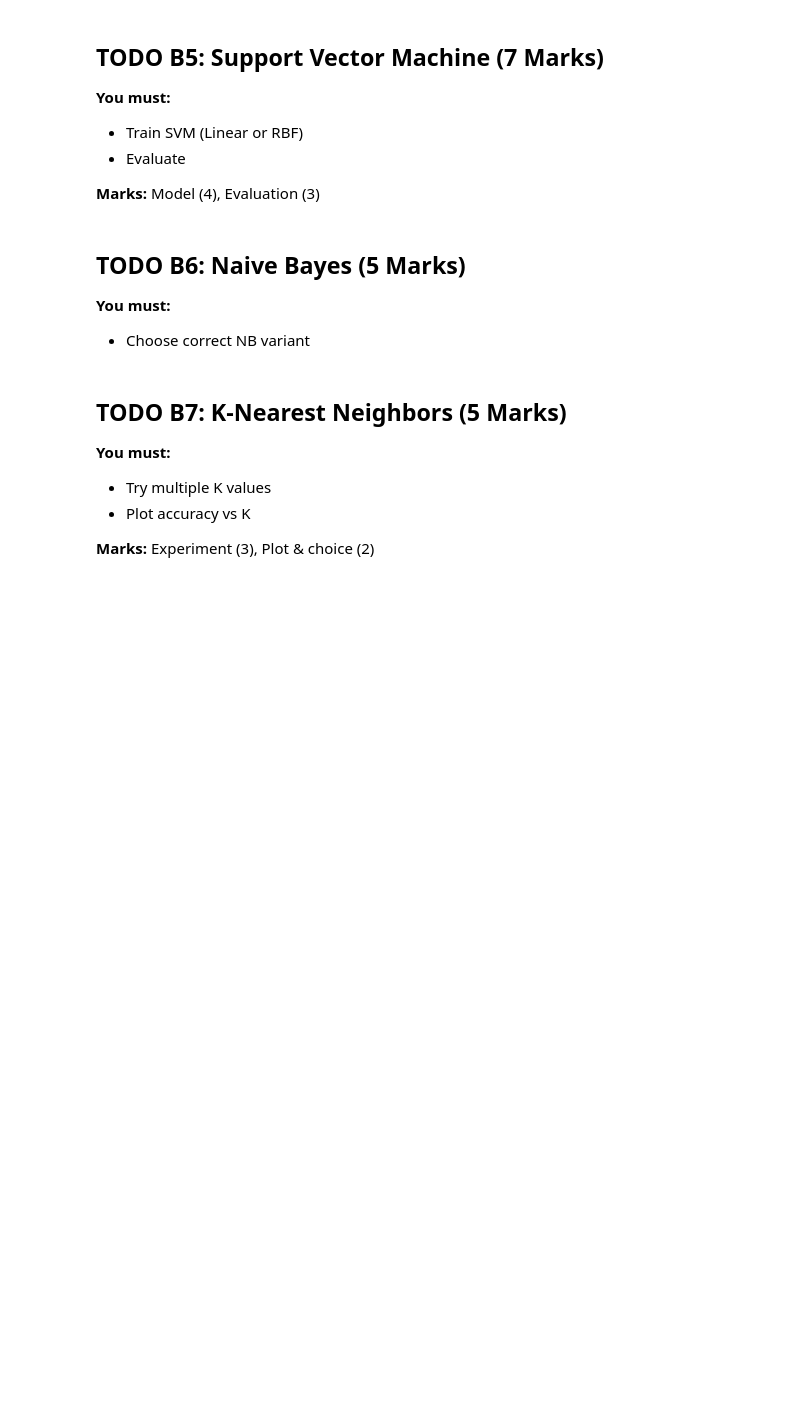
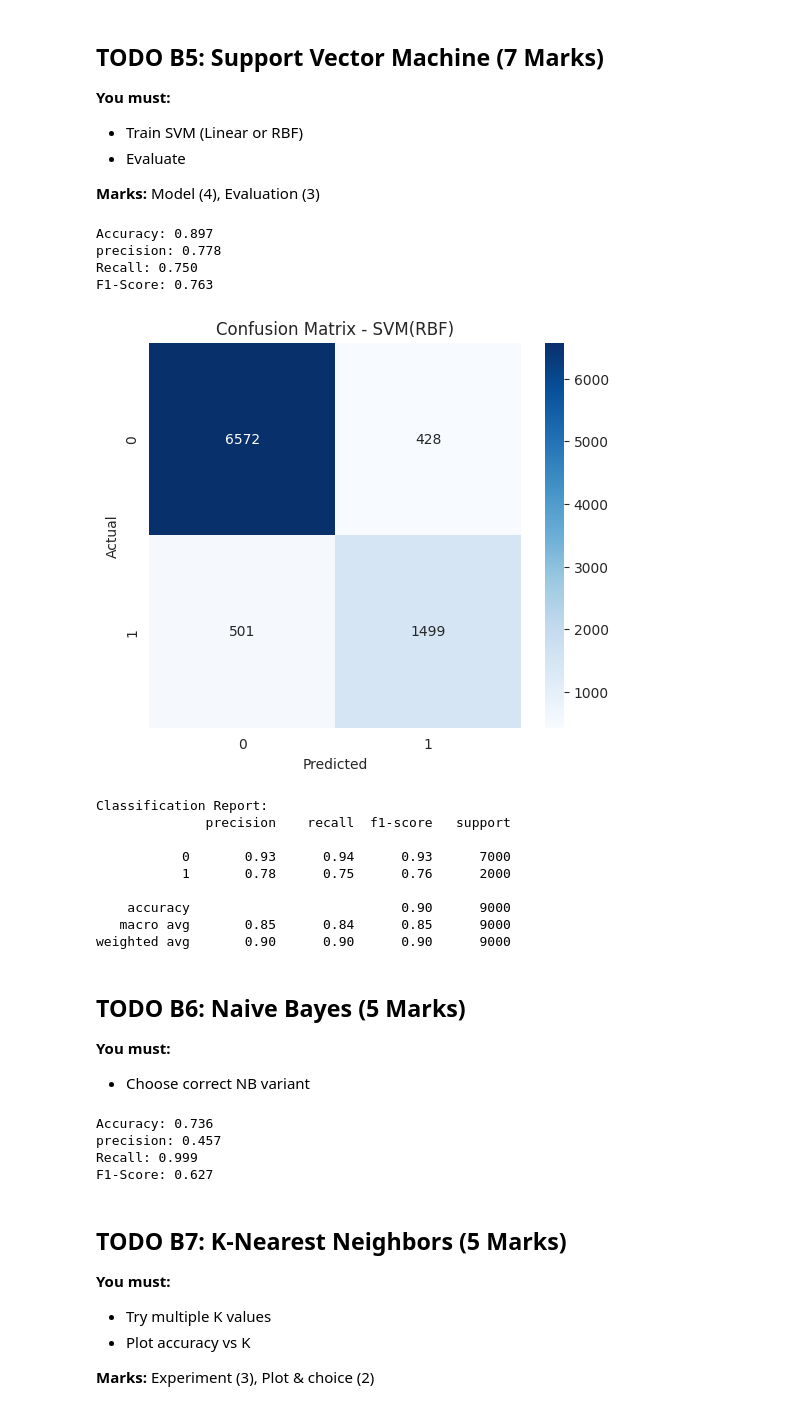
Before and after one commit to Md-Salman-Rahman339/AI-ML, a Jupyter notebook: Copy_of_AI_ML_Assignment_3_Module_19.ipynb, the cells around one changed output. Cells and saved outputs as stored; diff of their text form; code cells hidden in the pictures; blank space fills up the shorter version.

```diff
--- a/Copy_of_AI_ML_Assignment_3_Module_19.ipynb
+++ b/Copy_of_AI_ML_Assignment_3_Module_19.ipynb
@@ -499,3 +579,49 @@ plt.show()
+# %%
+# TODO: SVM Classification
+
+model_svm=SVC(kernel='rbf',C=1.0, gamma='scale', random_state=42)
+model_svm.fit(X_train_class_scaled,y_train_c)
+
+
+y_pred_svm=model_regression.predict(X_test_class_scaled)
+
+svm_accuracy=(accuracy_score(y_test_c,y_pred_svm))
+svm_precision=(precision_score(y_test_c,y_pred_svm))
+svm_recall=(recall_score(y_test_c,y_pred_svm))
+svm_f1=(f1_score(y_test_c,y_pred_svm))
+
+print(  f"Accuracy: {svm_accuracy:.3f}")
+print(  f"precision: {svm_precision:.3f}")
+print(  f"Recall: {svm_recall:.3f}")
+print(  f"F1-Score: {svm_f1:.3f}")
+
+
+
+
+conf_log=confusion_matrix(y_test_c,y_pred_svm)
+plt.figure(figsize=(6, 5))
+sns.heatmap(conf_log, annot=True, fmt='d', cmap='Blues')
+plt.xlabel('Predicted')
+plt.ylabel('Actual')
+plt.title('Confusion Matrix - SVM(RBF)')
+plt.show()
+print("\nClassification Report:")
+print(classification_report(y_test_c, y_pred_svm))
+# %% [output]
+Accuracy: 0.897
+precision: 0.778
+Recall: 0.750
+F1-Score: 0.763
+[figure, added]
+Classification Report:
+              precision    recall  f1-score   support
+
+           0       0.93      0.94      0.93      7000
+           1       0.78      0.75      0.76      2000
+
+    accuracy                           0.90      9000
+   macro avg       0.85      0.84      0.85      9000
+weighted avg       0.90      0.90      0.90      9000
 # %% [markdown]
 ## TODO B6: Naive Bayes (5 Marks)
 **You must:**
@@ -505,3 +629,25 @@ plt.show()
+# %%
+# TODO: Naive Bayes
+model_NB=GaussianNB()
+model_NB.fit(X_train_class_scaled,y_train_c)
+
+
+y_pred_NB=model_NB.predict(X_test_class_scaled)
+
+NB_accuracy=(accuracy_score(y_test_c,y_pred_NB))
+NB_precision=(precision_score(y_test_c,y_pred_NB))
+NB_recall=(recall_score(y_test_c,y_pred_NB))
+NB_f1=(f1_score(y_test_c,y_pred_NB))
+
+print(  f"Accuracy: {NB_accuracy:.3f}")
+print(  f"precision: {NB_precision:.3f}")
+print(  f"Recall: {NB_recall:.3f}")
+print(  f"F1-Score: {NB_f1:.3f}")
+# %% [output]
+Accuracy: 0.736
+precision: 0.457
+Recall: 0.999
+F1-Score: 0.627
 # %% [markdown]
 ## TODO B7: K-Nearest Neighbors (5 Marks)
 **You must:**
```
Also changed, not shown: parts of 10 cells of this notebook.
